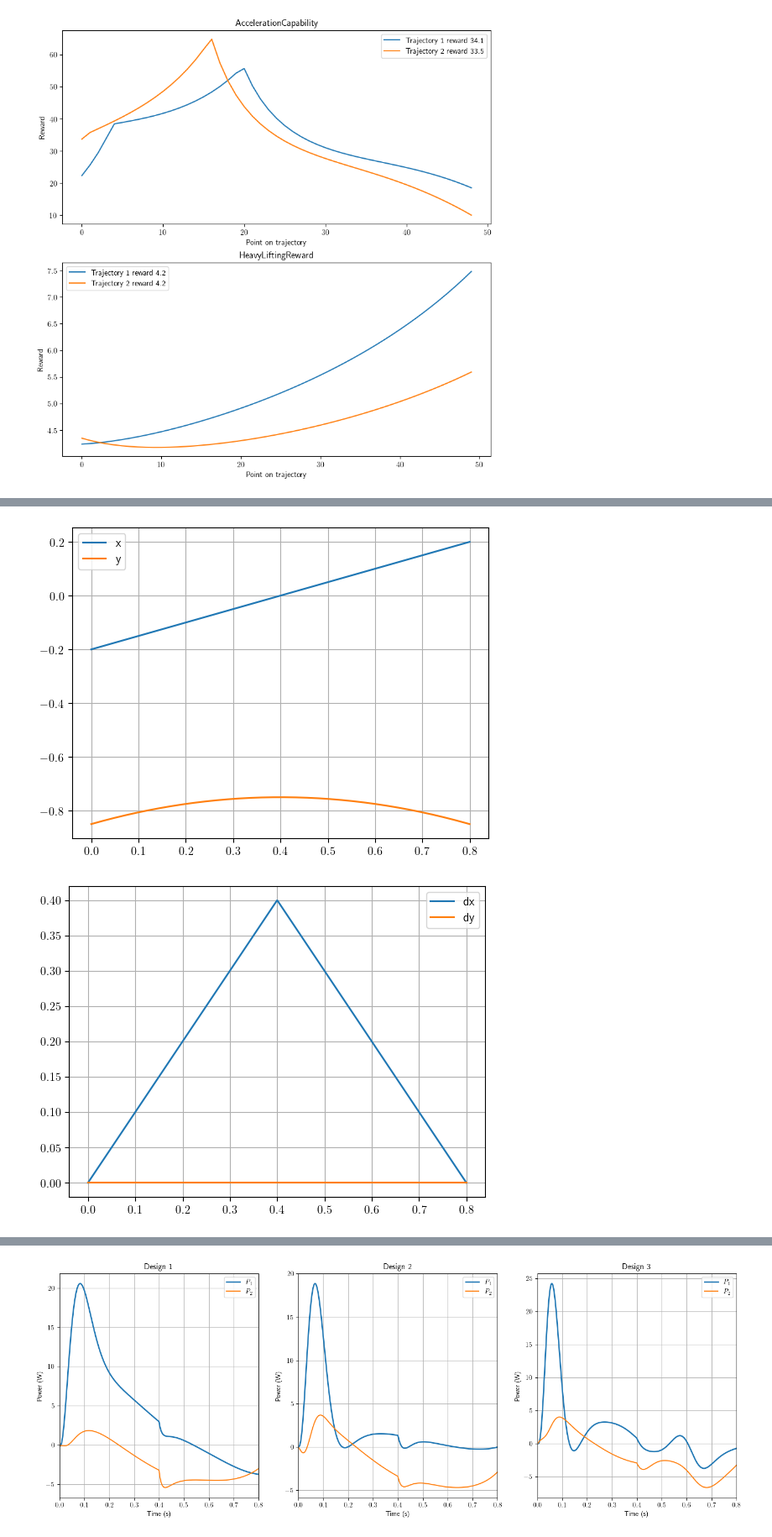
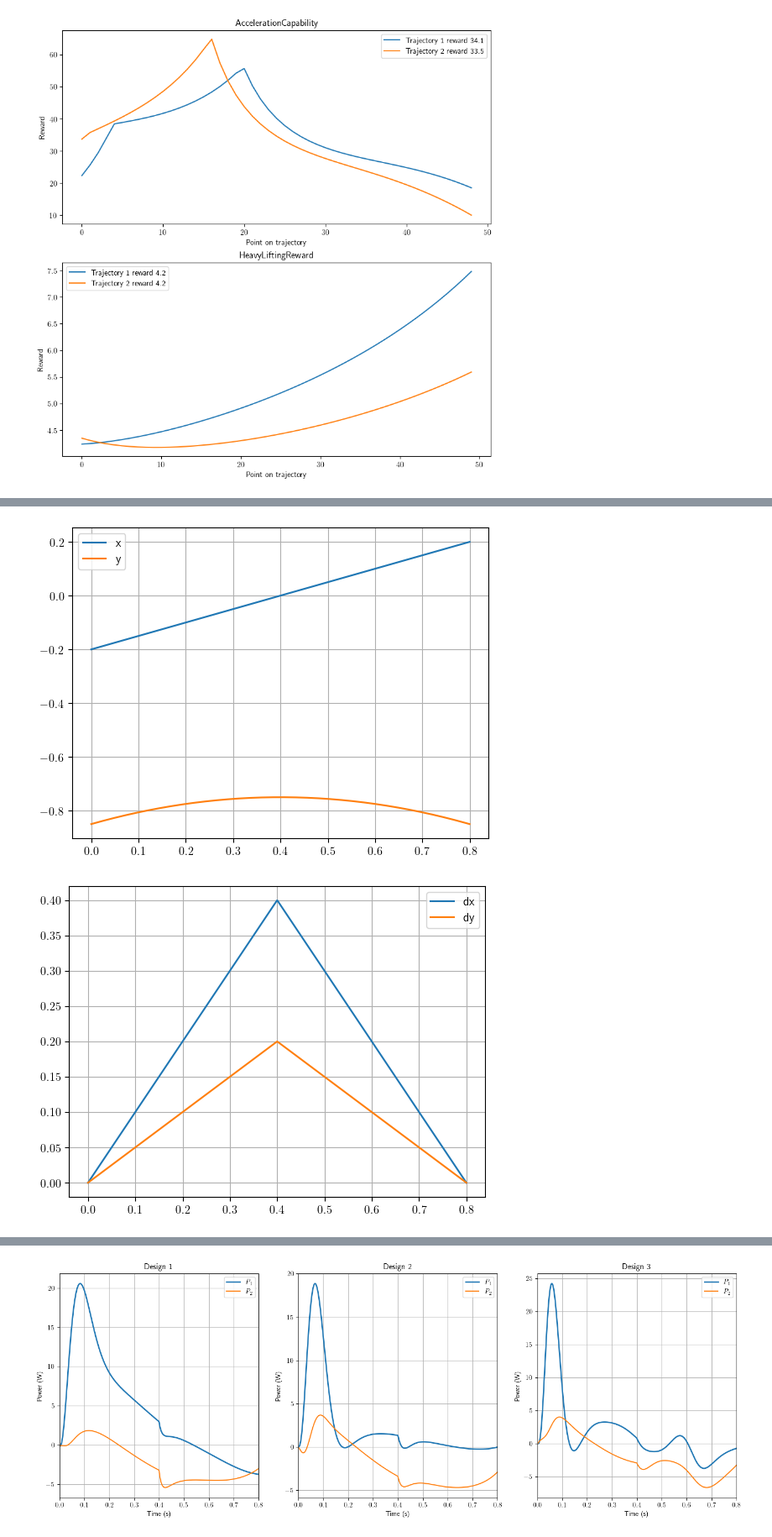
Before and after one commit to LicAiBeerLab/auto-robotics-design, a Jupyter notebook: apps/optimize/read_history_HL.ipynb, the cells around one changed output, grey strips where cells are left out. Shown at 84% size. Drawn from its saved outputs; the diff is of its cells as text; code cells hidden in the pictures.

```diff
--- a/apps/optimize/read_history_HL.ipynb
+++ b/apps/optimize/read_history_HL.ipynb
@@ -236,18 +247,11 @@ plt.show()
 [figure]
 # %%
 valid_arr_x_args = list(filter(lambda x: np.isclose(np.array(optimizer.history["Fs"])[x,0,1], 0), range(len(optimizer.history["Fs"])) ))
-valid_HL_arr_x_args = list(filter(lambda x: np.isclose(np.array(optimizer.history["Fs"])[x,1,1], 0), range(len(optimizer.history["Fs"])) ))
 
 valid_arr_x = np.array(optimizer.history["X"])[valid_arr_x_args, :]
-valid_arr_AC = np.array(optimizer.history["Fs"])[valid_arr_x_args, 0, 2]
+valid_arr_HL = np.array(optimizer.history["Fs"])[valid_arr_x_args, 1, 2]
 
-valid_HL_arr_x = np.array(optimizer.history["X"])[valid_HL_arr_x_args, :]
-valid_arr_HL = np.array(optimizer.history["Fs"])[valid_HL_arr_x_args, 1, 2]
-
-valid_arr_X_AC = list(zip(valid_arr_x, valid_arr_AC))
-valid_arr_X_AC_srtd = sorted(valid_arr_X_AC, key=lambda X_AC: X_AC[1])
-
-valid_arr_X_HL = list(zip(valid_HL_arr_x, valid_arr_HL))
+valid_arr_X_HL = list(zip(valid_arr_x, valid_arr_HL))
 valid_arr_X_HL_srtd = sorted(valid_arr_X_HL, key=lambda X_HL: X_HL[1])
 # %%
 fixed_robot, free_robot = jps_graph2pinocchio_robot(problem.graph, builder=builder)
@@ -289,33 +294,33 @@ AC 237: 33.387401359906924
 AC 238: 33.387401359906924
 AC 239: 33.775766071580435
 # %%
-x_var = valid_arr_X_AC_srtd[-1][0]
+x_var = valid_arr_X_HL_srtd[-1][0]
 problem.mutate_JP_by_xopt(x_var)
 robo, __ = jps_graph2pinocchio_robot(problem.graph, builder)
 
 name_ee = "EE"
 
-# traj = vertical_trajectories[0][:,[0,2]]
-traj =  step_trajectories[0][:,[0,2]]
+traj = vertical_trajectories[0][:,[0,2]]
+# traj =  step_trajectories[0][:,[0,2]]
 test = TrajectoryMovements(traj, 0.8, 0.001, name_ee)
 time, traj6d, dtraj6d =  test.prepare_trajectory(robo)
-
-path_1 = "results/test_2024-05-07_22-05-47_17reverse_RH5_2"
 
 plt.plot(time, traj6d[:,0], label="x")
 plt.plot(time, traj6d[:,2], label="y")
 plt.legend()
 plt.grid()
-plt.savefig(os.path.join(path_1, "trajectory.svg"))
+if save_images:
+    plt.savefig(os.path.join(new_path, "trajectory.svg"))
 plt.figure()
 plt.plot(time, dtraj6d[:,0], label="dx")
 plt.plot(time, dtraj6d[:,2], label="dy")
 plt.legend()
 plt.grid()
-plt.savefig(os.path.join(path_1, "dtrajectory.svg"))
+if save_images:
+    plt.savefig(os.path.join(new_path, "dtrajectory.svg"))
 # %% [output]
 [figure]
-[figure, old version]
+[figure, new version]
 # %%
 import warnings
 warnings.filterwarnings('ignore')
```
Also changed, not shown: parts of 37 cells of this notebook, 7 other files.
